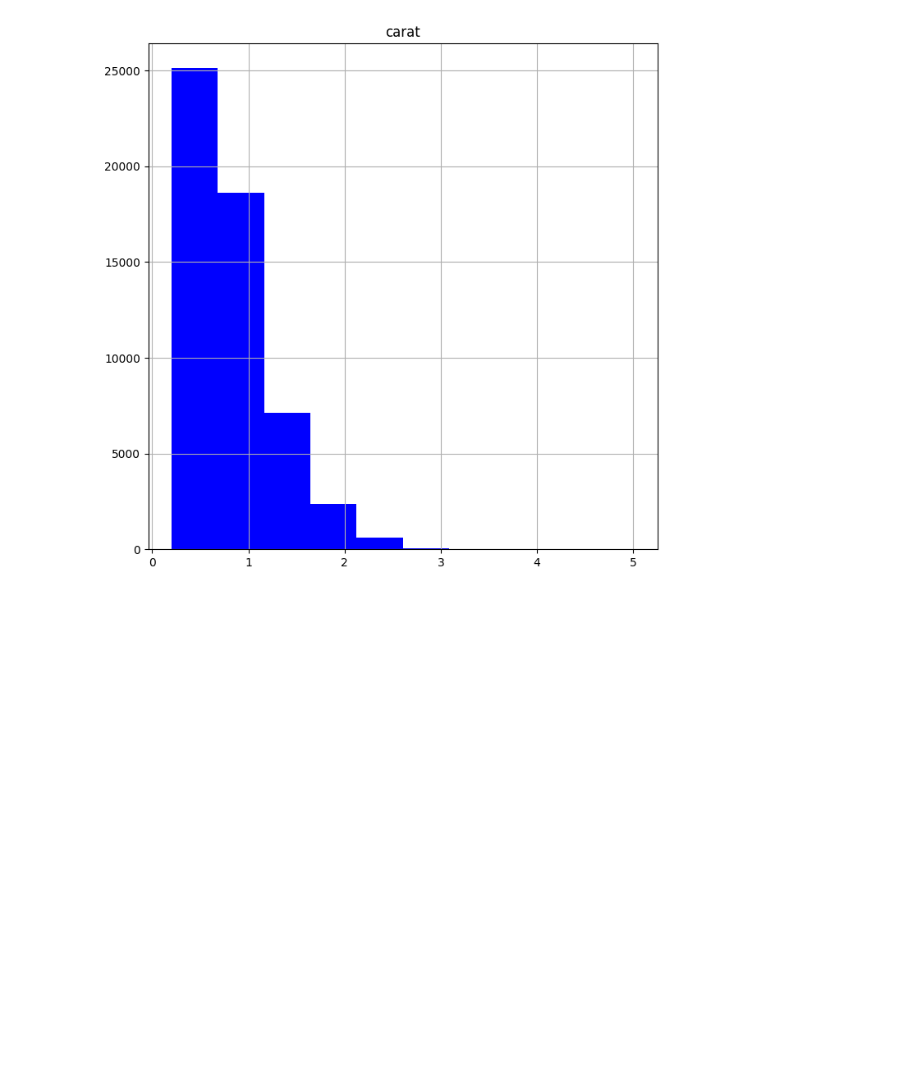
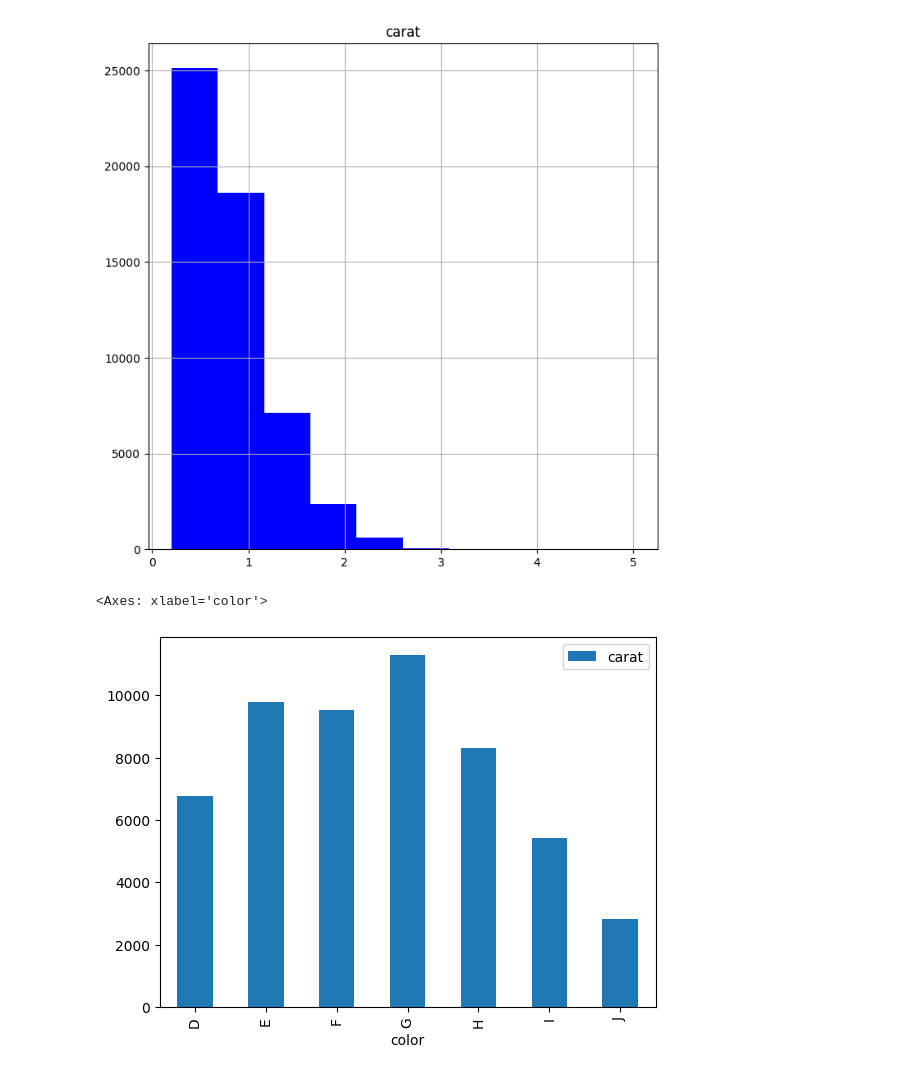
Before and after one commit to PedroIsacS/data_science_aulas, a Jupyter notebook: Vizualizacao.ipynb, the cells around one changed output. Drawn from its saved outputs; the diff is of its cells as text; code cells hidden in the pictures; blank space fills up the shorter version.

```diff
--- a/Vizualizacao.ipynb
+++ b/Vizualizacao.ipynb
@@ -30,3 +33,9 @@ diamantes.hist(column="carat",
                color="blue");
 # %% [output]
 [figure]
+# %%
+#Gerando gráfio de colunas
+diamantes[['color', 'carat']].groupby('color').count().plot(kind='bar')
+# %% [output]
+<Axes: xlabel='color'>
+[figure, added]
```
Also changed, not shown: parts of 20 cells of this notebook.
